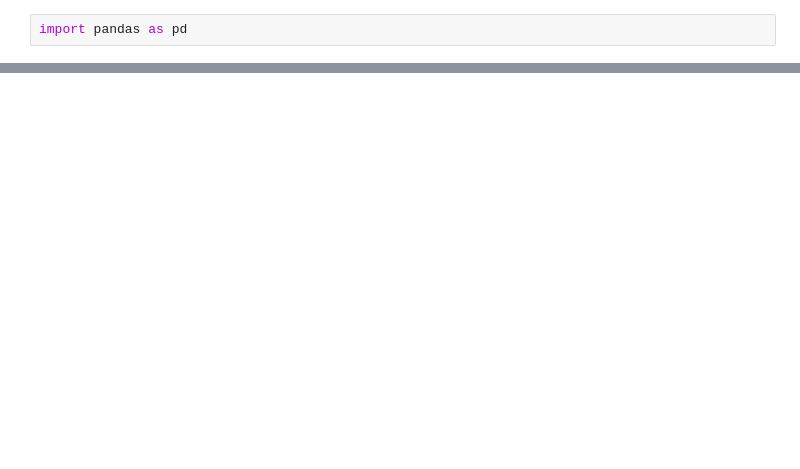
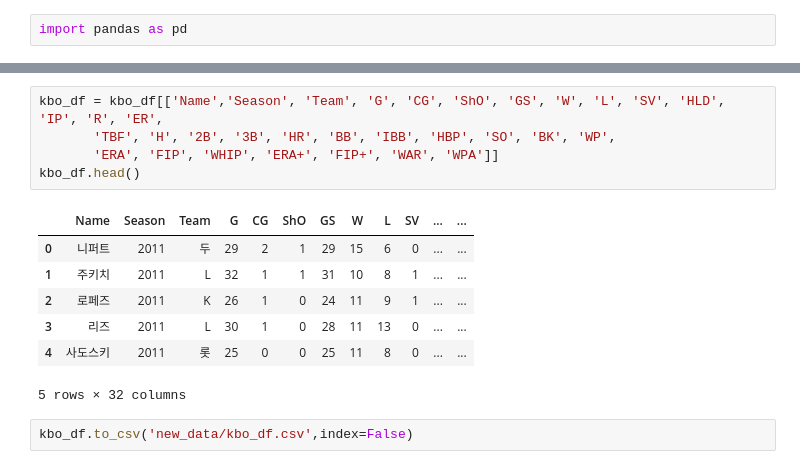
Before and after one commit to Tae-Hyeon-Kim/Analysis-of-KBO-Foreign-Pitchers, a Jupyter notebook: KBO_data.ipynb, the cells around one changed output, grey strips where cells are left out. Drawn from its saved outputs; the diff is of its cells as text; blank space fills up the shorter version.

```diff
--- a/KBO_data.ipynb
+++ b/KBO_data.ipynb
@@ -17,0 +131,15 @@ data[data['이름']=='켈리']
+# %%
+kbo_df = kbo_df[['Name','Season', 'Team', 'G', 'CG', 'ShO', 'GS', 'W', 'L', 'SV', 'HLD', 'IP', 'R', 'ER',
+       'TBF', 'H', '2B', '3B', 'HR', 'BB', 'IBB', 'HBP', 'SO', 'BK', 'WP',
+       'ERA', 'FIP', 'WHIP', 'ERA+', 'FIP+', 'WAR', 'WPA']]
+kbo_df.head()
+# %% [output]
+|  | Name | Season | Team | G | CG | ShO | GS | W | L | SV | ... | ... |
+| 0 | 니퍼트 | 2011 | 두 | 29 | 2 | 1 | 29 | 15 | 6 | 0 | ... | ... |
+| 1 | 주키치 | 2011 | L | 32 | 1 | 1 | 31 | 10 | 8 | 1 | ... | ... |
+| 2 | 로페즈 | 2011 | K | 26 | 1 | 0 | 24 | 11 | 9 | 1 | ... | ... |
+| 3 | 리즈 | 2011 | L | 30 | 1 | 0 | 28 | 11 | 13 | 0 | ... | ... |
+| 4 | 사도스키 | 2011 | 롯 | 25 | 0 | 0 | 25 | 11 | 8 | 0 | ... | ... |
+5 rows × 32 columns
+# %%
+kbo_df.to_csv('new_data/kbo_df.csv',index=False)
```
Also changed, not shown: parts of 18 cells of this notebook, 6 other files.
